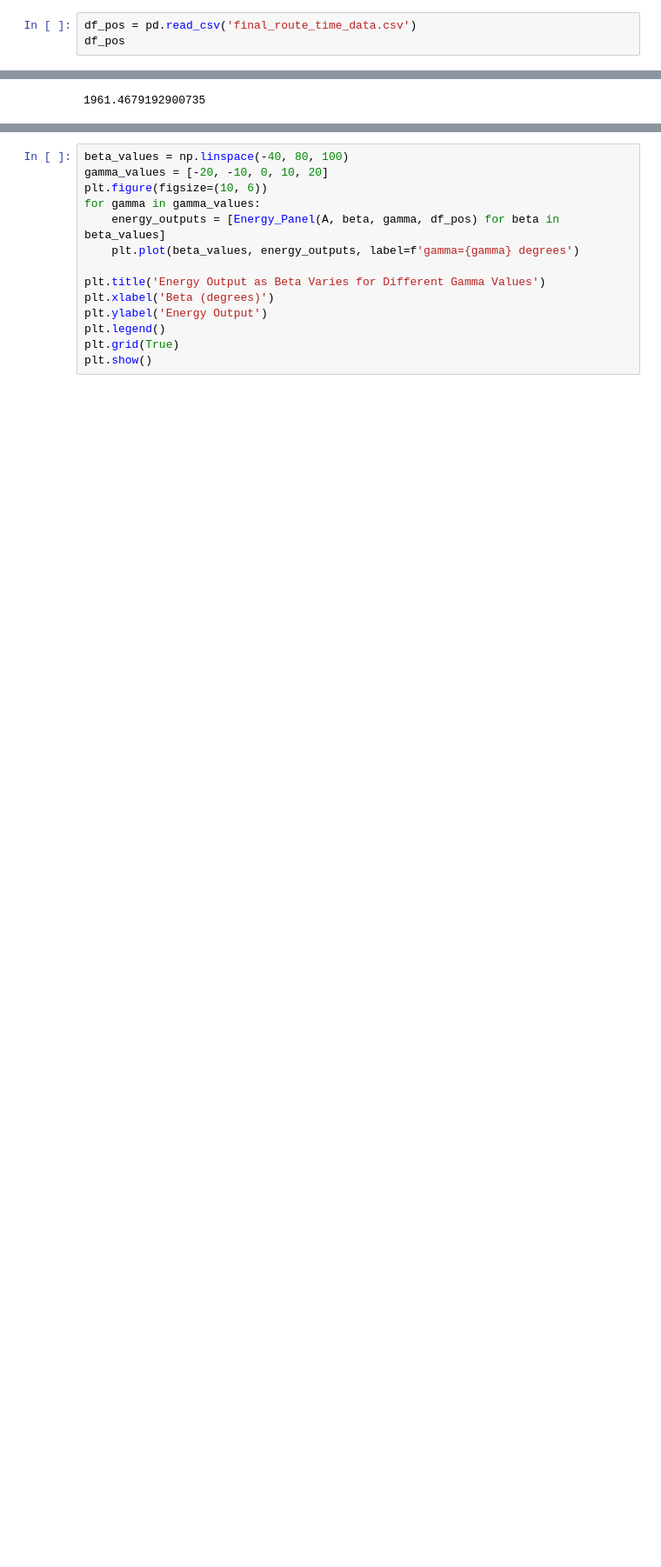
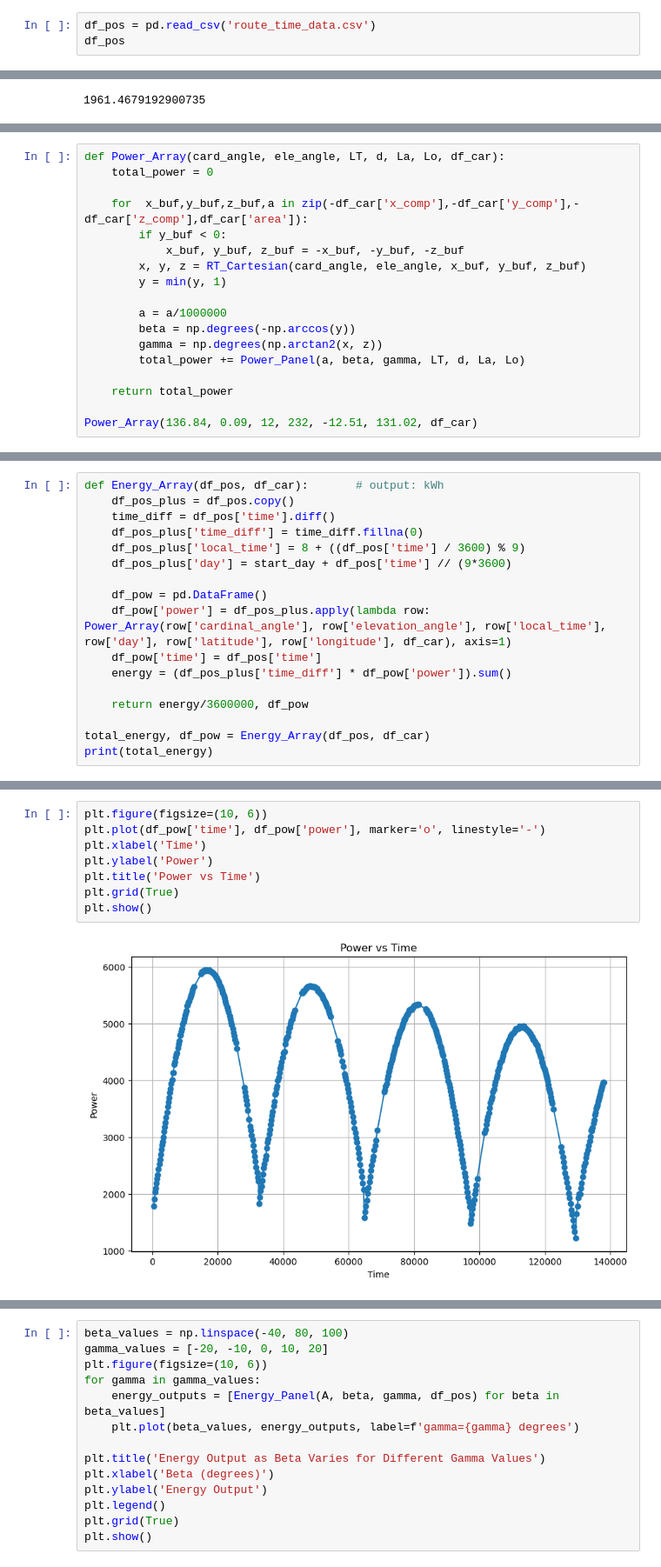
Before and after one commit to Maddy-1111/Agnirath-Solar-Model, a Jupyter notebook: Solar_Model_V3.ipynb, the cells around one changed output, grey strips where cells are left out. Shown: that part at 87% size. Drawn from its saved outputs; the diff is of its cells as text; blank space fills up the shorter version.

Commit message:
Add panel array energy integration

```diff
--- a/Solar_Model_V3(1).ipynb
+++ b/Solar_Model_V3.ipynb
@@ -8,7 +8,7 @@ import pandas as pd
 from scipy.integrate import quad
 from scipy.spatial.transform import Rotation as R
 # %%
-df_pos = pd.read_csv('final_route_time_data.csv')
+df_pos = pd.read_csv('route_time_data.csv')
 df_pos
 # %% [output]
 |  | time | latitude | longitude | altitude | cardinal_angle | elevation_angle | segment_distance |
@@ -180,0 +188,18 @@ Rotation_Transform([10.0, 10.0], [2.0, 2.0], 0.0, 0.0)
+# %%
+def Power_Array(card_angle, ele_angle, LT, d, La, Lo, df_car):
+    total_power = 0
+
+    for  x_buf,y_buf,z_buf,a in zip(-df_car['x_comp'],-df_car['y_comp'],-df_car['z_comp'],df_car['area']):
+        if y_buf < 0:
+            x_buf, y_buf, z_buf = -x_buf, -y_buf, -z_buf
+        x, y, z = RT_Cartesian(card_angle, ele_angle, x_buf, y_buf, z_buf)
+        y = min(y, 1)
+
+        a = a/1000000
+        beta = np.degrees(-np.arccos(y))
+        gamma = np.degrees(np.arctan2(x, z))
+        total_power += Power_Panel(a, beta, gamma, LT, d, La, Lo)
+
+    return total_power
+
+Power_Array(136.84, 0.09, 12, 232, -12.51, 131.02, df_car)
@@ -196,0 +238,17 @@ Energy_Panel(A, 30.0, 0.0, df_pos)
+# %%
+def Energy_Array(df_pos, df_car):       # output: kWh
+    df_pos_plus = df_pos.copy()
+    time_diff = df_pos['time'].diff()
+    df_pos_plus['time_diff'] = time_diff.fillna(0)
+    df_pos_plus['local_time'] = 8 + ((df_pos['time'] / 3600) % 9)
+    df_pos_plus['day'] = start_day + df_pos['time'] // (9*3600)
+
+    df_pow = pd.DataFrame()
+    df_pow['power'] = df_pos_plus.apply(lambda row: Power_Array(row['cardinal_angle'], row['elevation_angle'], row['local_time'], row['day'], row['latitude'], row['longitude'], df_car), axis=1)
+    df_pow['time'] = df_pos['time']
+    energy = (df_pos_plus['time_diff'] * df_pow['power']).sum()
+
+    return energy/3600000, df_pow
+
+total_energy, df_pow = Energy_Array(df_pos, df_car)
+print(total_energy)
@@ -196,0 +257,10 @@ Energy_Panel(A, 30.0, 0.0, df_pos)
+# %%
+plt.figure(figsize=(10, 6))
+plt.plot(df_pow['time'], df_pow['power'], marker='o', linestyle='-')
+plt.xlabel('Time')
+plt.ylabel('Power')
+plt.title('Power vs Time')
+plt.grid(True)
+plt.show()
+# %% [output]
+[figure, added]
```
Also changed, not shown: parts of 13 cells of this notebook.
